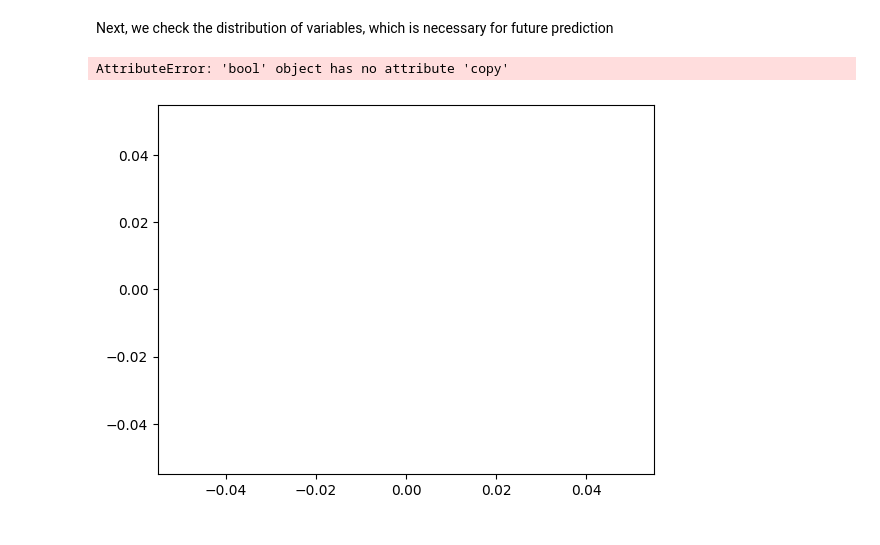
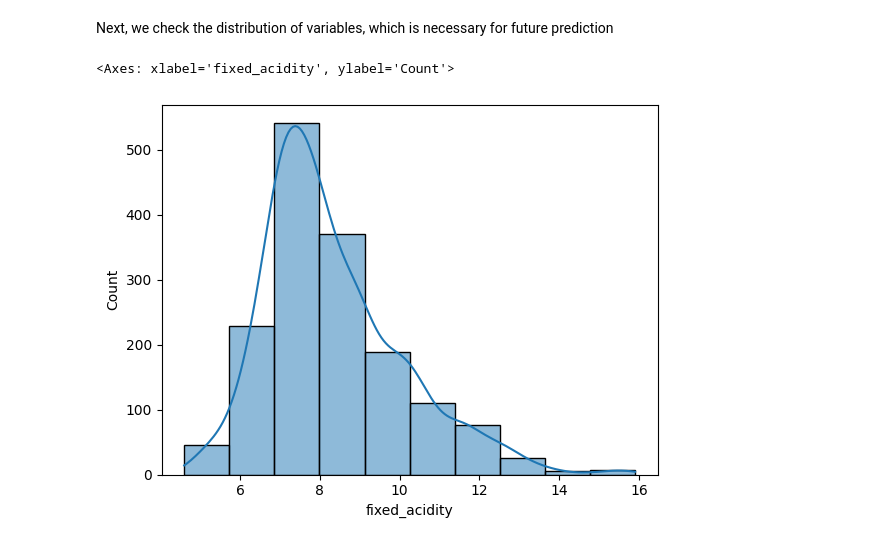
Before and after one commit to dilara444/TechLabsDUS_WineNot, a Jupyter notebook: notebooks/Dilara_13.02_test.ipynb, the cells around one changed output. Cells and saved outputs as stored; diff of their text form; code cells hidden in the pictures.

Commit message:
plot

```diff
--- a/notebooks/Dilara_13.02_test.ipynb
+++ b/notebooks/Dilara_13.02_test.ipynb
@@ -99,12 +99,8 @@ Next, we check the distribution of variables, which is necessary for future pred
 # %%
 import matplotlib.pyplot as plt
 import numpy as np
-# %%
-# Create the plot
-import matplotlib.pyplot as plt
-import seaborn as sns
-wine['wine_number'] = range(1, len(wine) + 1)
-sns.histplot(data=wine, x = 'fixed_acidity', bins=10, kde = True, line_kws=True, cbar = True)
-# %% [output]
-AttributeError: 'bool' object has no attribute 'copy'
-[figure, removed]
+# %%
+sns.histplot(x = wine["fixed_acidity"], bins = 10, kde = True, cbar = True)
+# %% [output]
+<Axes: xlabel='fixed_acidity', ylabel='Count'>
+[figure, added]
```
